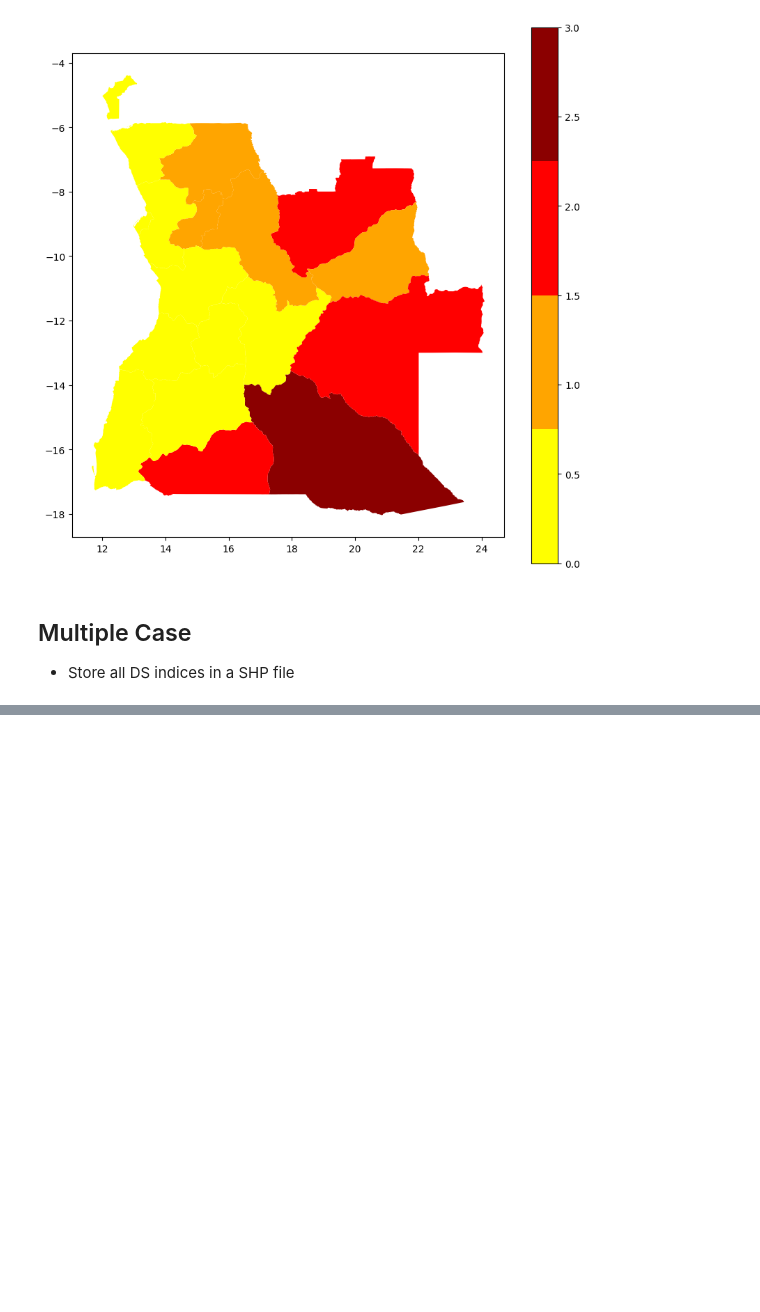
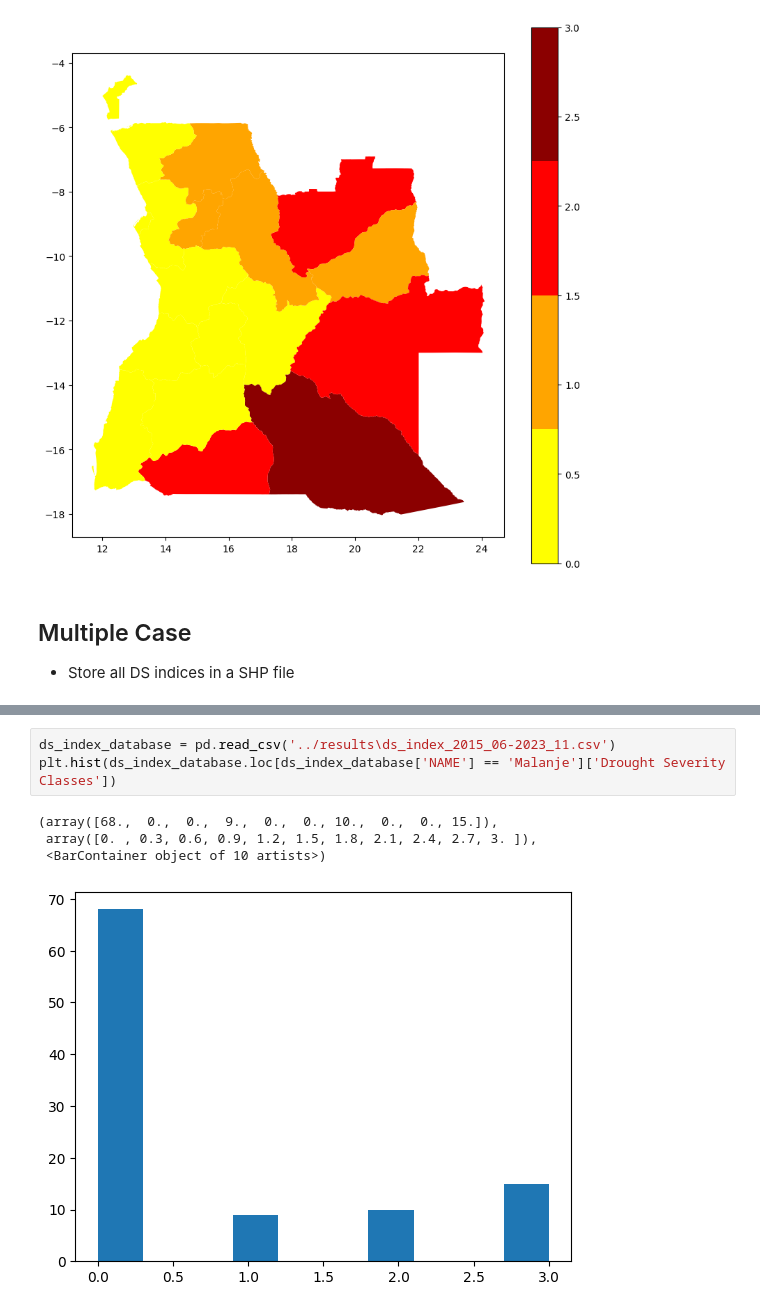
Before and after one commit to edrian-liao/angola-drought, a Jupyter notebook: notebooks/02_drought_severity_index.ipynb, the cells around one changed output, grey strips where cells are left out. Cells and saved outputs as stored; diff of their text form; blank space fills up the shorter version.

```diff
--- a/notebooks/02_drought_severity_index.ipynb
+++ b/notebooks/02_drought_severity_index.ipynb
@@ -362,0 +440,8 @@ gdf.plot(column='Drought Severity Classes', legend=True, cmap=cmap2, figsize=(10
+# %%
+ds_index_database = pd.read_csv('../results\ds_index_2015_06-2023_11.csv')
+plt.hist(ds_index_database.loc[ds_index_database['NAME'] == 'Malanje']['Drought Severity Classes'])
+# %% [output]
+(array([68.,  0.,  0.,  9.,  0.,  0., 10.,  0.,  0., 15.]),
+ array([0. , 0.3, 0.6, 0.9, 1.2, 1.5, 1.8, 2.1, 2.4, 2.7, 3. ]),
+ <BarContainer object of 10 artists>)
+[figure, added]
```
Also changed, not shown: parts of 9 cells of this notebook, 3 other files.
